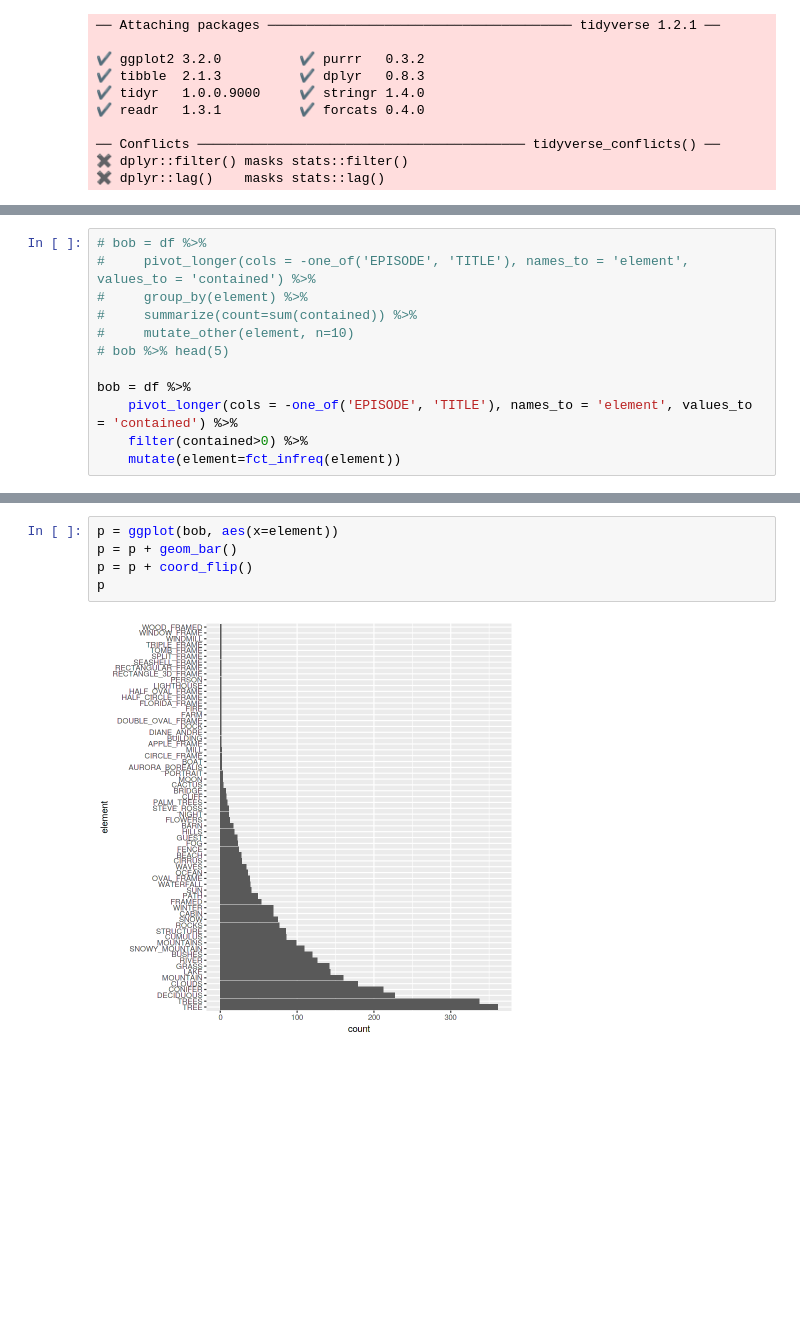
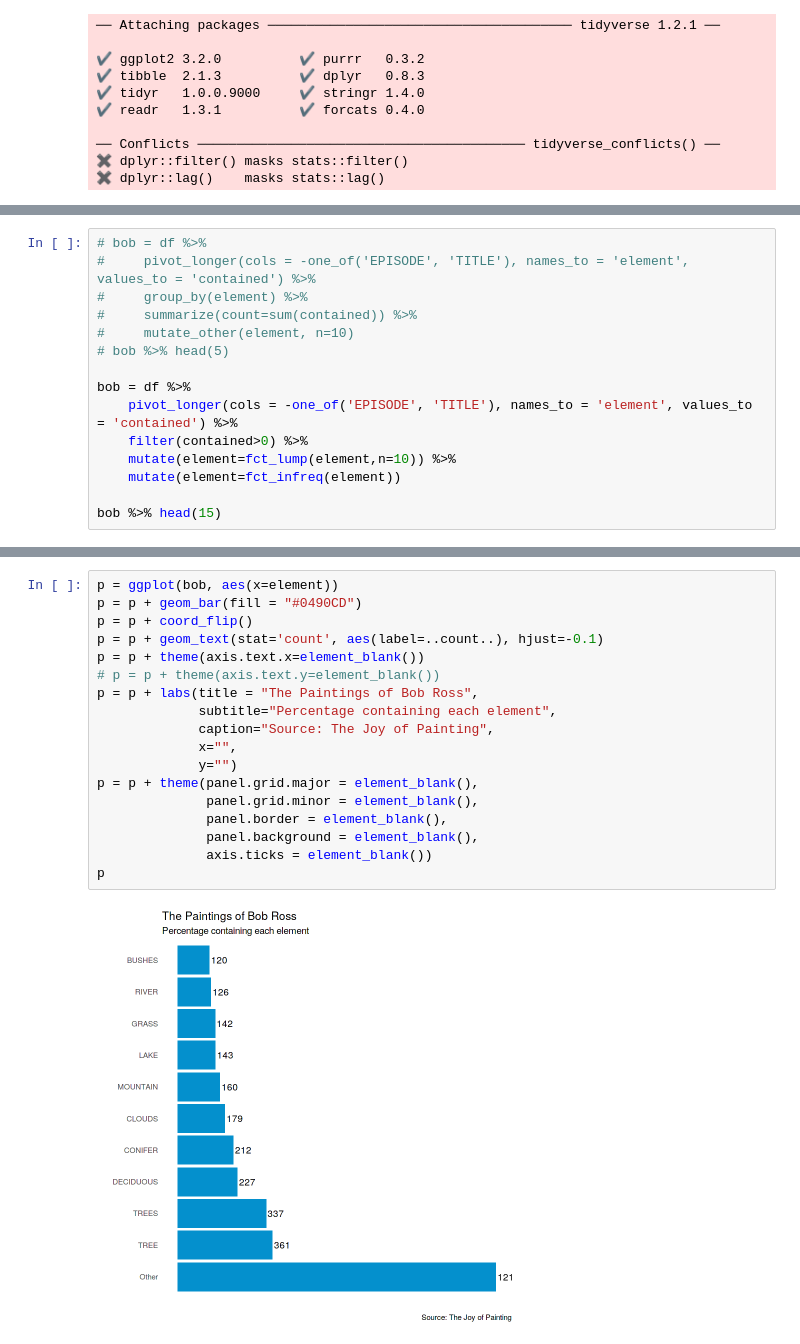
Before and after one commit to the-tanvan/BIOS512, a Jupyter notebook: assignments/03_BIOS512_assignment.ipynb, the cells around one changed output, grey strips where cells are left out. Drawn from its saved outputs; the diff is of its cells as text; blank space fills up the shorter version.

```diff
--- a/assignments/03_BIOS512_assignment.ipynb
+++ b/assignments/03_BIOS512_assignment.ipynb
@@ -58,4 +58,7 @@ A tibble: 5 × 69
 bob = df %>%
     pivot_longer(cols = -one_of('EPISODE', 'TITLE'), names_to = 'element', values_to = 'contained') %>%
     filter(contained>0) %>%
+    mutate(element=fct_lump(element,n=10)) %>%
     mutate(element=fct_infreq(element))
+
+bob %>% head(15)
@@ -62,8 +84,21 @@ bob = df %>%
-# %%
-p = ggplot(bob, aes(x=element))
-p = p + geom_bar()
-p = p + coord_flip()
-p
-# %% [output]
-[figure, removed]
+# %%
+p = ggplot(bob, aes(x=element))
+p = p + geom_bar(fill = "#0490CD")
+p = p + coord_flip()
+p = p + geom_text(stat='count', aes(label=..count..), hjust=-0.1)
+p = p + theme(axis.text.x=element_blank())
+# p = p + theme(axis.text.y=element_blank())
+p = p + labs(title = "The Paintings of Bob Ross",
+             subtitle="Percentage containing each element",
+             caption="Source: The Joy of Painting",
+             x="",
+             y="")
+p = p + theme(panel.grid.major = element_blank(),
+              panel.grid.minor = element_blank(),
+              panel.border = element_blank(),
+              panel.background = element_blank(),
+              axis.ticks = element_blank())
+p
+# %% [output]
+[figure, added]
 # %%
```
Also changed, not shown: parts of 2 cells of this notebook, 2 other files.
